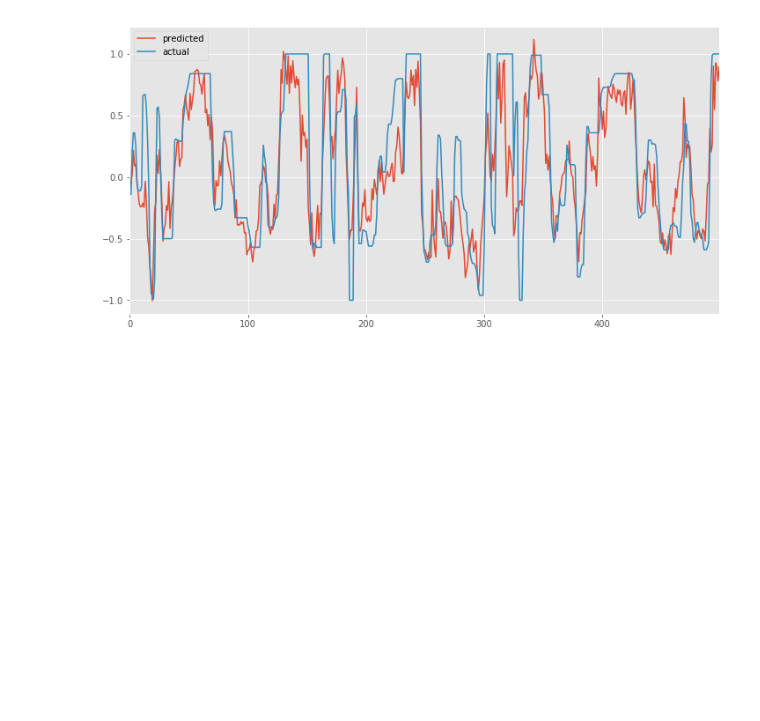
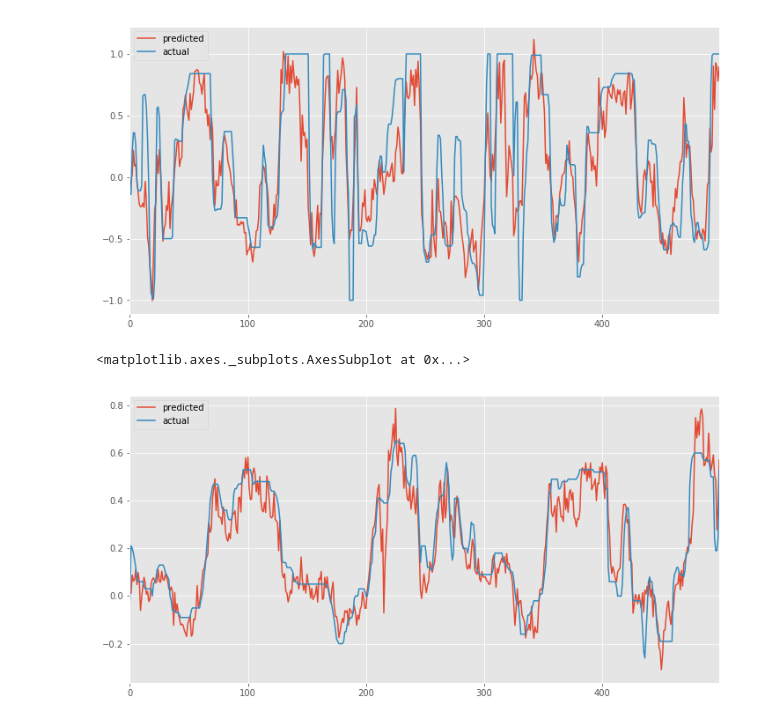
Before and after one commit to wroscoe/notebooks, a Jupyter notebook: Donkey Model Exploration.ipynb, the cells around one changed output. Drawn from its saved outputs; the diff is of its cells as text; code cells hidden in the pictures; blank space fills up the shorter version.

```diff
--- a/Donkey Model Exploration.ipynb
+++ b/Donkey Model Exploration.ipynb
@@ -286,3 +286,9 @@ p_ac_30_from_ac15.plot()
 # %% [output]
 <matplotlib.axes._subplots.AxesSubplot at 0x...>
 [figure]
+# %%
+p_all = compare_results(m_all, d_all)
+p_all.plot()
+# %% [output]
+<matplotlib.axes._subplots.AxesSubplot at 0x...>
+[figure, added]
```
Also changed, not shown: parts of 1 cell of this notebook.
